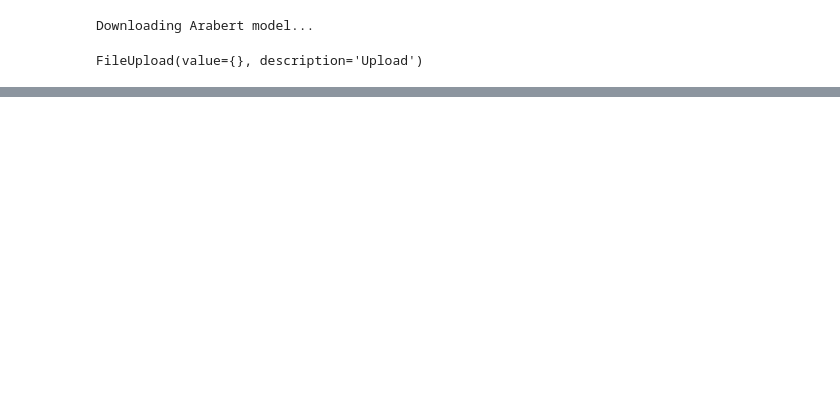
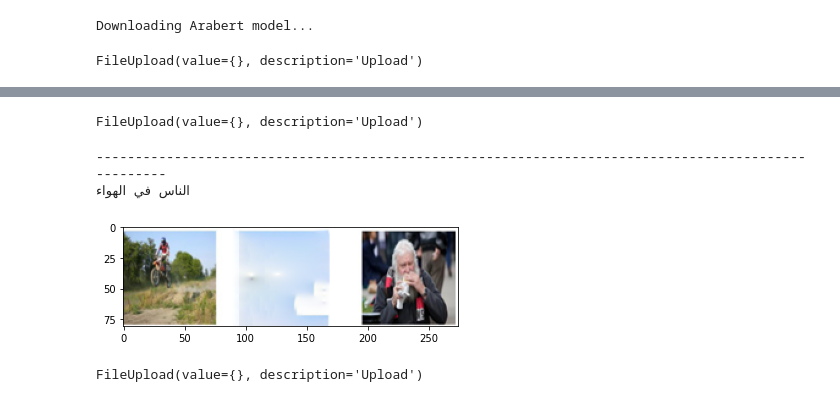
Before and after one commit to moaaztaha/Arabic-Image-Captioning-Demo, a Jupyter notebook: Demo_notebook.ipynb, the cells around one changed output, grey strips where cells are left out. Saved outputs shown, nothing was run; the diff lists cells and outputs as text; code cells hidden in the pictures; blank space fills up the shorter version.

```diff
--- a/Demo_notebook.ipynb
+++ b/Demo_notebook.ipynb
@@ -73,0 +82,22 @@ print(output)
+# %%
+upload = FileUpload()
+upload
+# %% [output]
+FileUpload(value={}, description='Upload')
+# %%
+output = caption_image(upload, old=old)
+if len(upload.data):
+  img=plt.imread("test.png", 0)
+  plt.imshow(img)
+  # plt.title(output)
+print("-"*100)
+print(output)
+# %% [output]
+----------------------------------------------------------------------------------------------------
+الناس في الهواء
+[figure, added]
+# %%
+upload = FileUpload()
+upload
+# %% [output]
+FileUpload(value={}, description='Upload')
```
Also changed, not shown: parts of 6 cells of this notebook.
